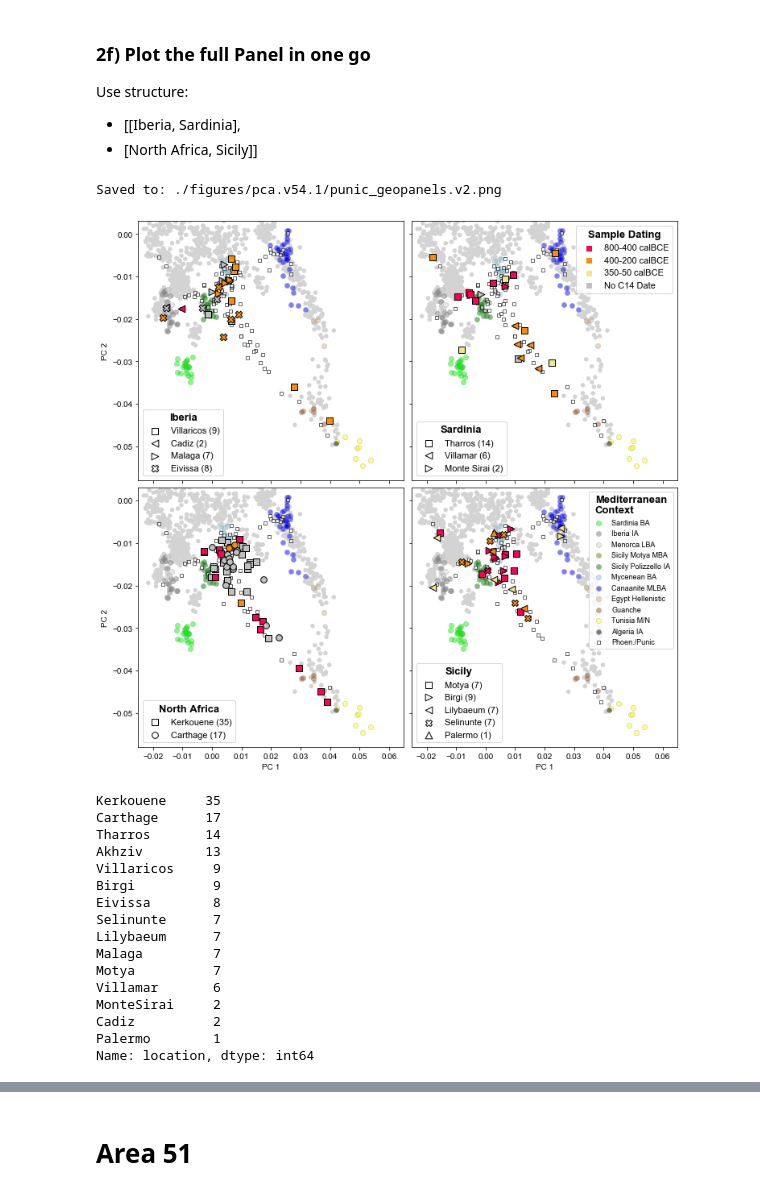
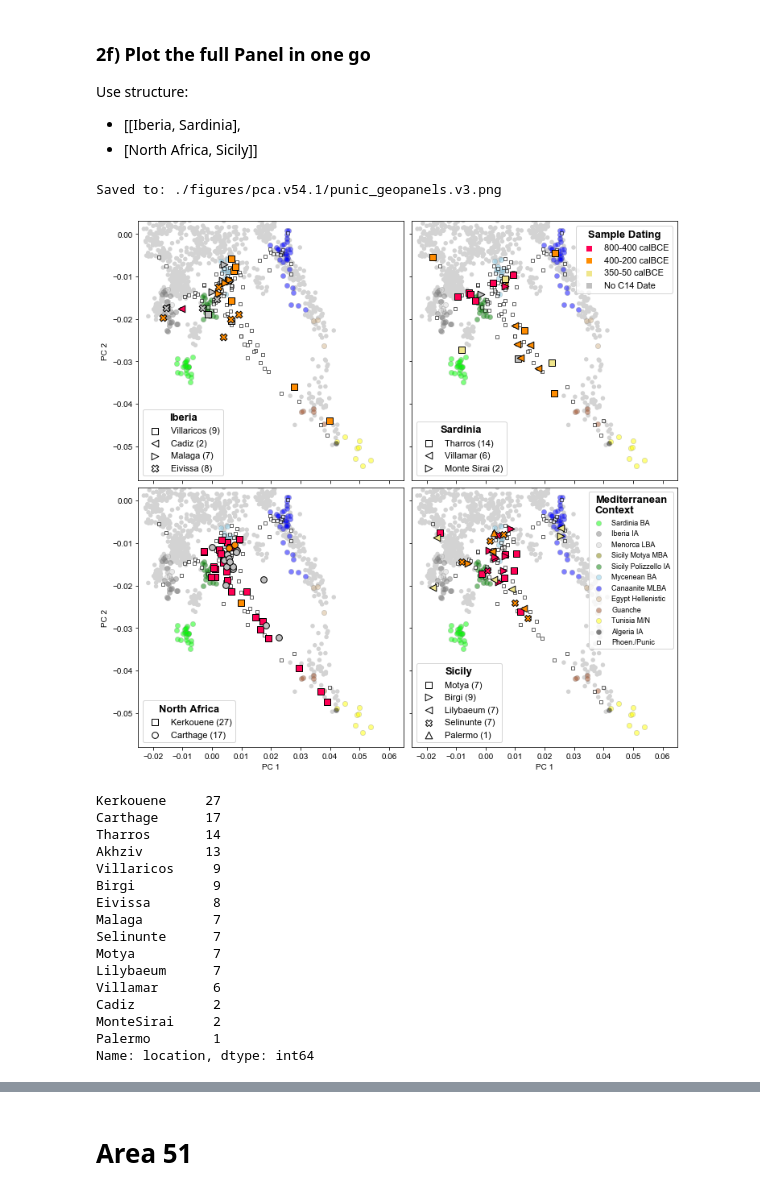
Before and after one commit to hringbauer/punic_aDNA, a Jupyter notebook: notebooks/figs/plot_pca_paper.persite.v54.1.ipynb, the cells around one changed output, grey strips where cells are left out. Drawn from its saved outputs; the diff is of its cells as text; code cells hidden in the pictures.

```diff
--- a/notebooks/figs/plot_pca_paper.persite.v54.1.ipynb
+++ b/notebooks/figs/plot_pca_paper.persite.v54.1.ipynb
@@ -46,7 +46,7 @@ CPU Count: 32
 [GCC 6.2.0]
 # %%
 ### Load cluster assignments
-df_clst = pd.read_csv("./data/cluster_assignments_punic.v54.1f.tsv", sep="\t")
+df_clst = pd.read_csv("./data/cluster_assignments_punic.v54.1g.tsv", sep="\t")
 print(f"Loaded Cluster Information for {len(df_clst)} Individuals.\n")
 
 ### Load PCA data
@@ -564,3 +560,0 @@ Name: label, dtype: int64
-# %%
-dft = df_pun[df_pun["cluster_geo"]=="Sardinia"]
-len(dft)
@@ -1131,7 +1135,7 @@ def set_legends(ax, plots=[], legs=[], title=""):
     [lgd.set_color('white') for lgd in l1.legendHandles]
     [lgd.set_edgecolor('k') for lgd in l1.legendHandles]
 # %%
-savepath="./figures/pca.v54.1/punic_geopanels.v2.png"
+savepath="./figures/pca.v54.1/punic_geopanels.v3.png"
 
 plt.figure(figsize=(12,12))
 
@@ -1214,15 +1218,15 @@ set_legends(ax, plots=plots, legs=legs, title="Sardinia")
 ### North Africa
 ax = ax10
 
-b1, b2, b3, b4 = plot_pca_punic_series(ax, df_pna, location="Kerkouene",  marker="s", s=s,
+b1, b2, b3, b4 = plot_pca_punic_series(ax, df_p, location="Kerkouene",  marker="s", s=s,
                     c_e = c_e, c_l = c_l, ec="k", alpha=1.0)
 
-c1, _, _, _= plot_pca_punic_series(ax, df_pna, location="Carthage",  marker="o", s=s*1.2,
+c1, _, _, _= plot_pca_punic_series(ax, df_p, location="Carthage",  marker="o", s=s*1.2,
                     c_e = c_e, c_l = c_l, ec="k", alpha=1.0)
 
 ### Do the Legend
 plots = [b1, c1]
-legs = ["Kerkouene (35)", "Carthage (17)"]
+legs = ["Kerkouene (27)", "Carthage (17)"]
 set_legends(ax, plots=plots, legs=legs, title="North Africa")
 
 ##################################################
@@ -1249,52 +1253,52 @@ set_legends(ax, plots=plots, legs=legs, title="Sicily")
 
 ##################################################
 ##################################################
 #########################
 ### Set Axis ranges and Ticks
 
 for ax in ax00, ax01, ax10, ax11:
     ax.set_xlim([-0.025,0.065])
     ax.set_ylim([-0.058,0.003])
 
 #ax.add_artist(leg1)
 ax10.set_xlabel("PC 1")
 ax11.set_xlabel("PC 1")
 ax10.set_ylabel("PC 2")
 ax00.set_ylabel("PC 2")
 
 ax11.set_yticklabels([])
 ax01.set_yticklabels([])
 ax00.set_xticklabels([])
 ax01.set_xticklabels([])
 
 #########################
 ### Save
 if len(savepath) > 0:
     plt.savefig(savepath, bbox_inches = 'tight',
                 pad_inches = 0, dpi=600)
     print(f"Saved to: {savepath}")
 
 plt.show()
 # %% [output]
-Saved to: ./figures/pca.v54.1/punic_geopanels.v2.png
+Saved to: ./figures/pca.v54.1/punic_geopanels.v3.png
-[figure, old version]
+[figure, new version]
 # %%
 df_p["location"].value_counts()
 # %% [output]
-Kerkouene     35
+Kerkouene     27
 Carthage      17
 Tharros       14
 Akhziv        13
 Villaricos     9
 Birgi          9
 Eivissa        8
+Malaga         7
 Selinunte      7
+Motya          7
 Lilybaeum      7
-Malaga         7
-Motya          7
 Villamar       6
+Cadiz          2
 MonteSirai     2
-Cadiz          2
 Palermo        1
 Name: location, dtype: int64
 # %%
```
Also changed, not shown: parts of 21 cells of this notebook, 2 other files.
